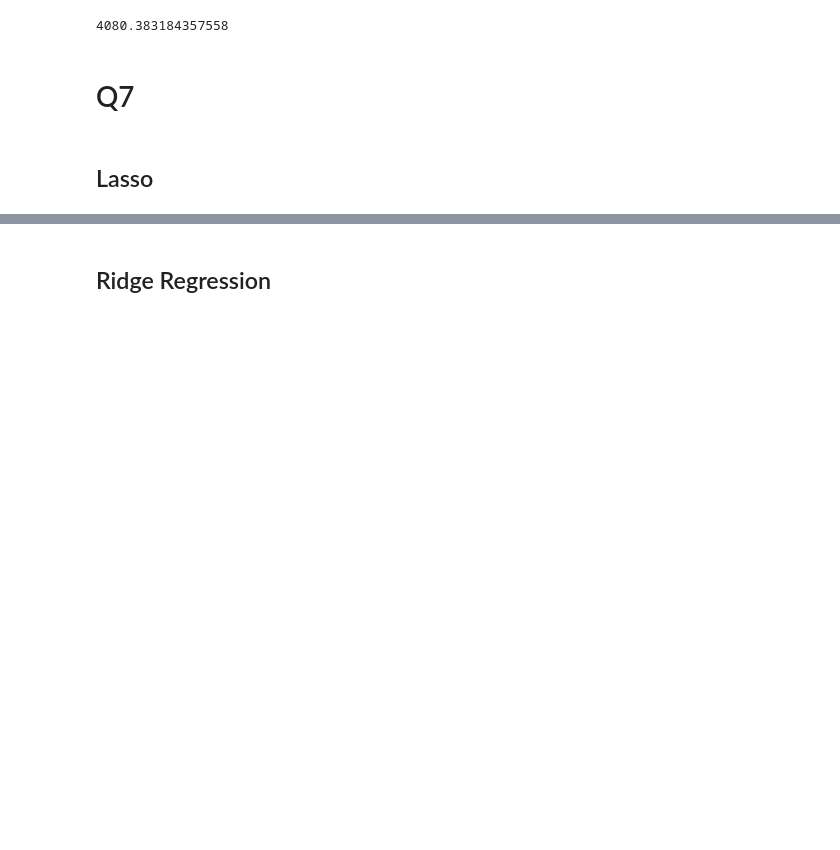
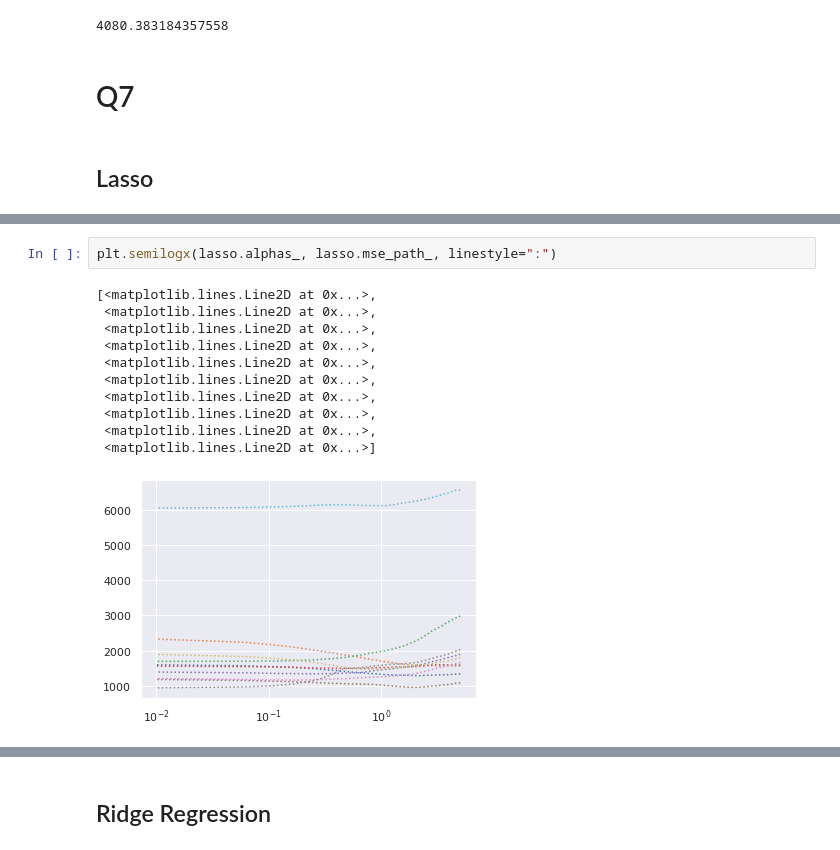
Before and after one commit to anitarestrepo16/machine-learning-class-2023, a Jupyter notebook: MiniProject3.ipynb, the cells around one changed output, grey strips where cells are left out. Drawn from its saved outputs; the diff is of its cells as text; blank space fills up the shorter version.

```diff
--- a/MiniProject3.ipynb
+++ b/MiniProject3.ipynb
@@ -166,0 +185,14 @@ LassoCV(alphas=array([1.000e-02, 1.020e+00, 2.030e+00, 3.040e+00, 4.050e+00, 5.0
+# %%
+plt.semilogx(lasso.alphas_, lasso.mse_path_, linestyle=":")
+# %% [output]
+[<matplotlib.lines.Line2D at 0x...>,
+ <matplotlib.lines.Line2D at 0x...>,
+ <matplotlib.lines.Line2D at 0x...>,
+ <matplotlib.lines.Line2D at 0x...>,
+ <matplotlib.lines.Line2D at 0x...>,
+ <matplotlib.lines.Line2D at 0x...>,
+ <matplotlib.lines.Line2D at 0x...>,
+ <matplotlib.lines.Line2D at 0x...>,
+ <matplotlib.lines.Line2D at 0x...>,
+ <matplotlib.lines.Line2D at 0x...>]
+[figure, added]
```
Also changed, not shown: parts of 29 cells of this notebook.
